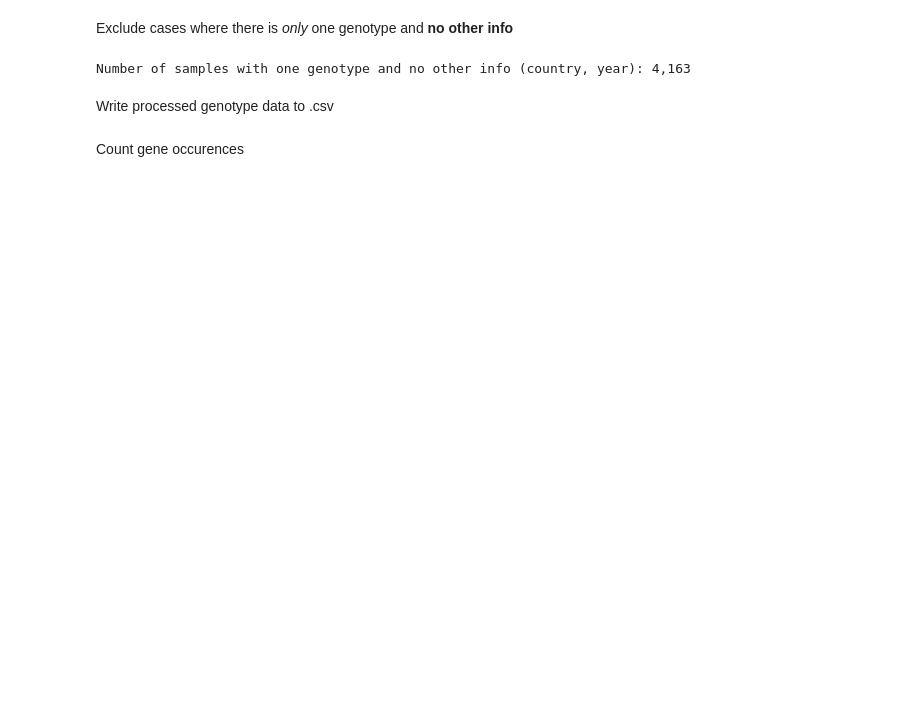
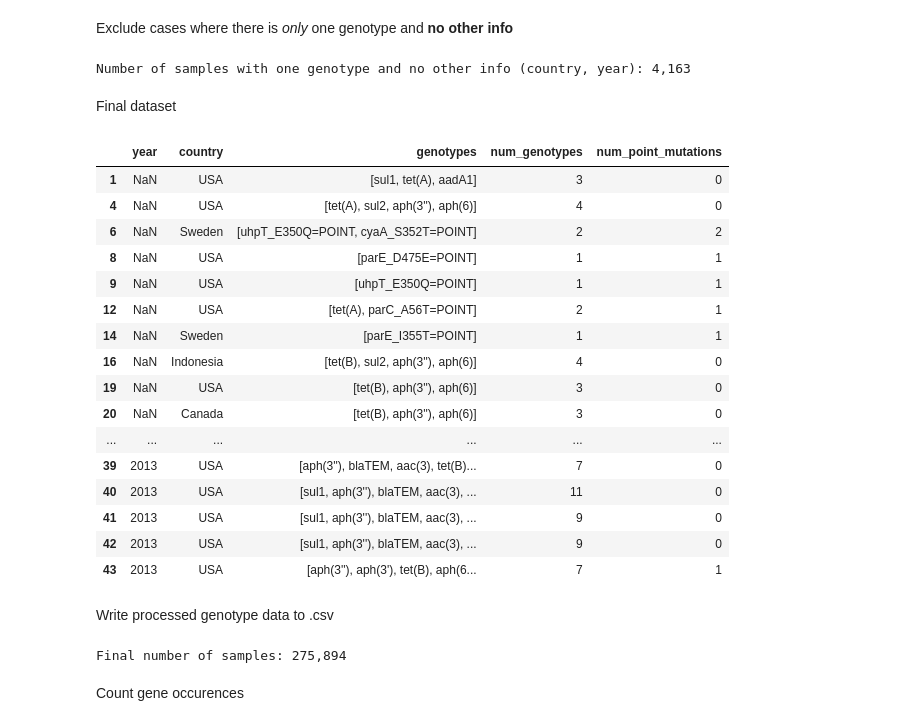
Before and after one commit to jespeols/ARFusion, a Jupyter notebook: code/data_preprocessing.ipynb, the cells around one changed output. Saved outputs shown, nothing was run; the diff lists cells and outputs as text; code cells hidden in the pictures; blank space fills up the shorter version.

```diff
--- a/code/data_preprocessing.ipynb
+++ b/code/data_preprocessing.ipynb
@@ -386,11 +404,36 @@ print(f"Number of samples with one genotype and no other info (country, year): {
 df_geno.drop(indices, inplace=True)
 # %% [output]
 Number of samples with one genotype and no other info (country, year): 4,163
+# %% [markdown]
+Final dataset
+# %%
+df_geno.head(n=30)
+# %% [output]
+|  | year | country | genotypes | num_genotypes | num_point_mutations |
+| 1 | NaN | USA | [sul1, tet(A), aadA1] | 3 | 0 |
+| 4 | NaN | USA | [tet(A), sul2, aph(3''), aph(6)] | 4 | 0 |
+| 6 | NaN | Sweden | [uhpT_E350Q=POINT, cyaA_S352T=POINT] | 2 | 2 |
+| 8 | NaN | USA | [parE_D475E=POINT] | 1 | 1 |
+| 9 | NaN | USA | [uhpT_E350Q=POINT] | 1 | 1 |
+| 12 | NaN | USA | [tet(A), parC_A56T=POINT] | 2 | 1 |
+| 14 | NaN | Sweden | [parE_I355T=POINT] | 1 | 1 |
+| 16 | NaN | Indonesia | [tet(B), sul2, aph(3''), aph(6)] | 4 | 0 |
+| 19 | NaN | USA | [tet(B), aph(3''), aph(6)] | 3 | 0 |
+| 20 | NaN | Canada | [tet(B), aph(3''), aph(6)] | 3 | 0 |
+| ... | ... | ... | ... | ... | ... |
+| 39 | 2013 | USA | [aph(3''), blaTEM, aac(3), tet(B)... | 7 | 0 |
+| 40 | 2013 | USA | [sul1, aph(3''), blaTEM, aac(3), ... | 11 | 0 |
+| 41 | 2013 | USA | [sul1, aph(3''), blaTEM, aac(3), ... | 9 | 0 |
+| 42 | 2013 | USA | [sul1, aph(3''), blaTEM, aac(3), ... | 9 | 0 |
+| 43 | 2013 | USA | [aph(3''), aph(3'), tet(B), aph(6... | 7 | 1 |
 # %% [markdown]
 Write processed genotype data to .csv
 # %%
+print(f"Final number of samples: {df_geno.shape[0]:,}")
 path = 'data/NCBI/genotype_parsed.pkl'
 df_geno.to_pickle(path)
+# %% [output]
+Final number of samples: 275,894
 # %% [markdown]
 Count gene occurences
 # %%
```
Also changed, not shown: parts of 15 cells of this notebook.
